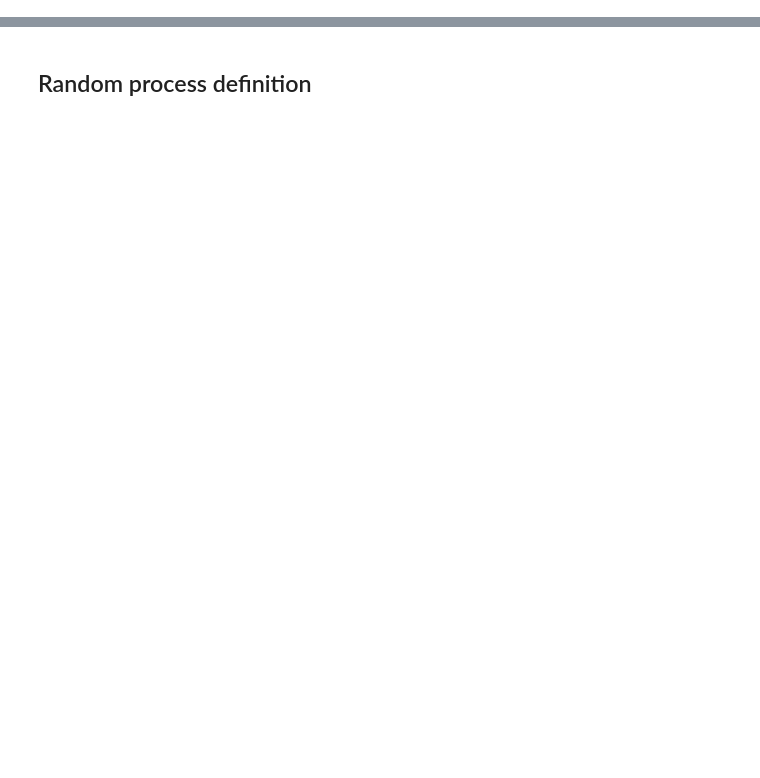
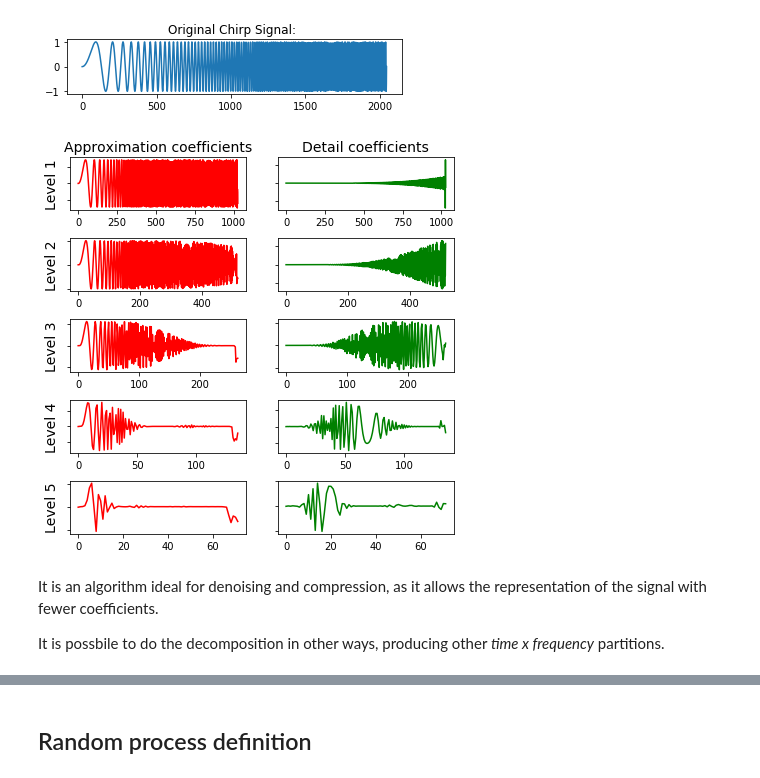
Before and after one commit to gonzaq94/Wavelets, a Jupyter notebook: wavelets simulations.ipynb, the cells around one changed output, grey strips where cells are left out. Saved outputs shown, nothing was run; the diff lists cells and outputs as text; code cells hidden in the pictures; blank space fills up the shorter version.

```diff
--- a/wavelets simulations.ipynb
+++ b/wavelets simulations.ipynb
@@ -12,0 +123,32 @@ New simulations to add:
+# %%
+x = np.linspace(0, 1, num=2048)
+chirp_signal = np.sin(250 * np.pi * x**2)
+
+fig, ax = plt.subplots(figsize=(6,1))
+ax.set_title("Original Chirp Signal: ")
+ax.plot(chirp_signal)
+plt.show()
+
+data = chirp_signal
+waveletname = 'sym5'
+
+fig, axarr = plt.subplots(nrows=5, ncols=2, figsize=(6,6))
+for ii in range(5):
+    (data, coeff_d) = pywt.dwt(data, waveletname)
+    axarr[ii, 0].plot(data, 'r')
+    axarr[ii, 1].plot(coeff_d, 'g')
+    axarr[ii, 0].set_ylabel("Level {}".format(ii + 1), fontsize=14, rotation=90)
+    axarr[ii, 0].set_yticklabels([])
+    if ii == 0:
+        axarr[ii, 0].set_title("Approximation coefficients", fontsize=14)
+        axarr[ii, 1].set_title("Detail coefficients", fontsize=14)
+    axarr[ii, 1].set_yticklabels([])
+plt.tight_layout()
+plt.show()
+# %% [output]
+[figure, added]
+[figure, added]
+# %% [markdown]
+It is an algorithm ideal for denoising and compression, as it allows the representation of the signal with fewer coefficients.
+
+It is possbile to do the decomposition in other ways, producing other _time x frequency_ partitions.
```
Also changed, not shown: parts of 28 cells of this notebook.
